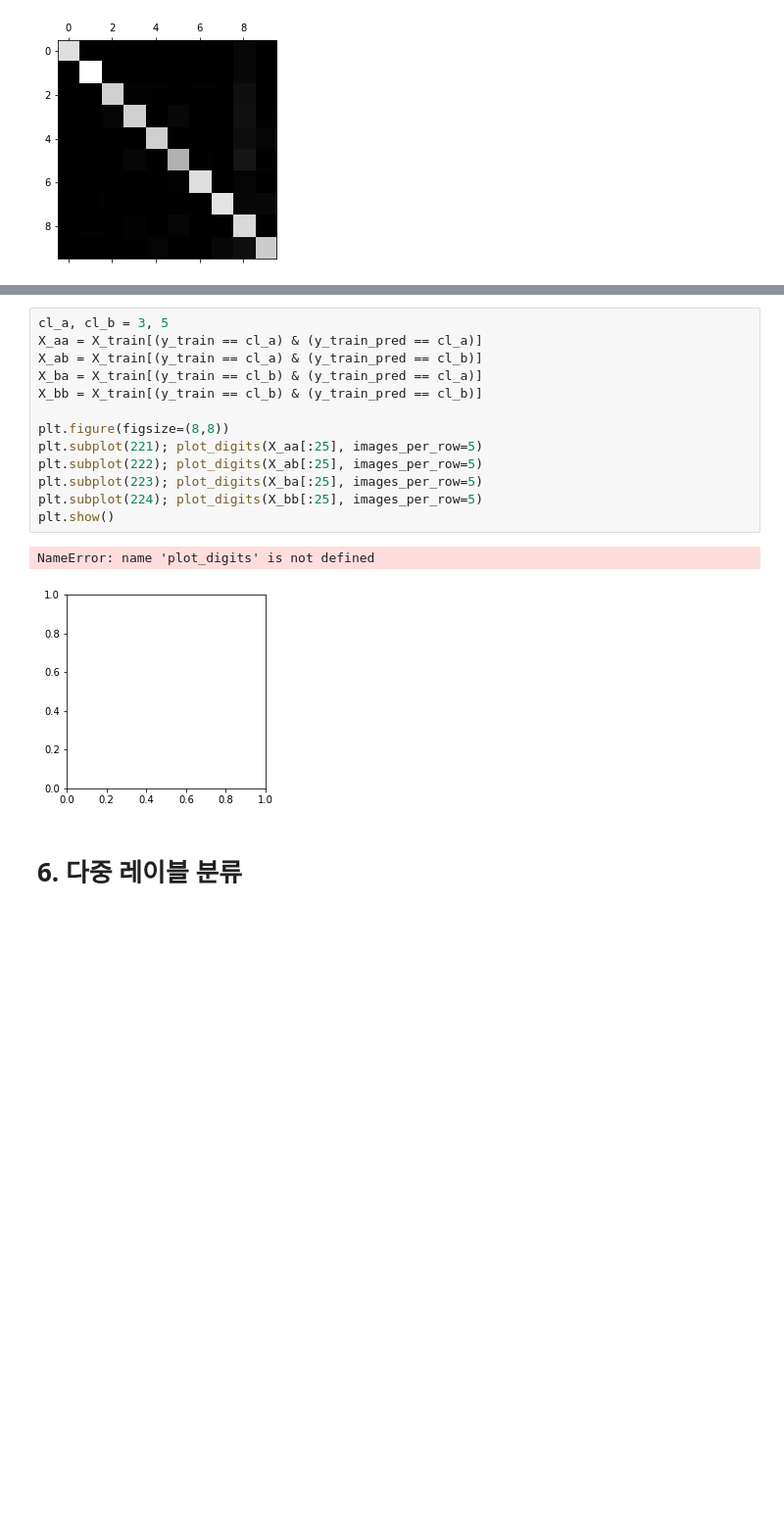
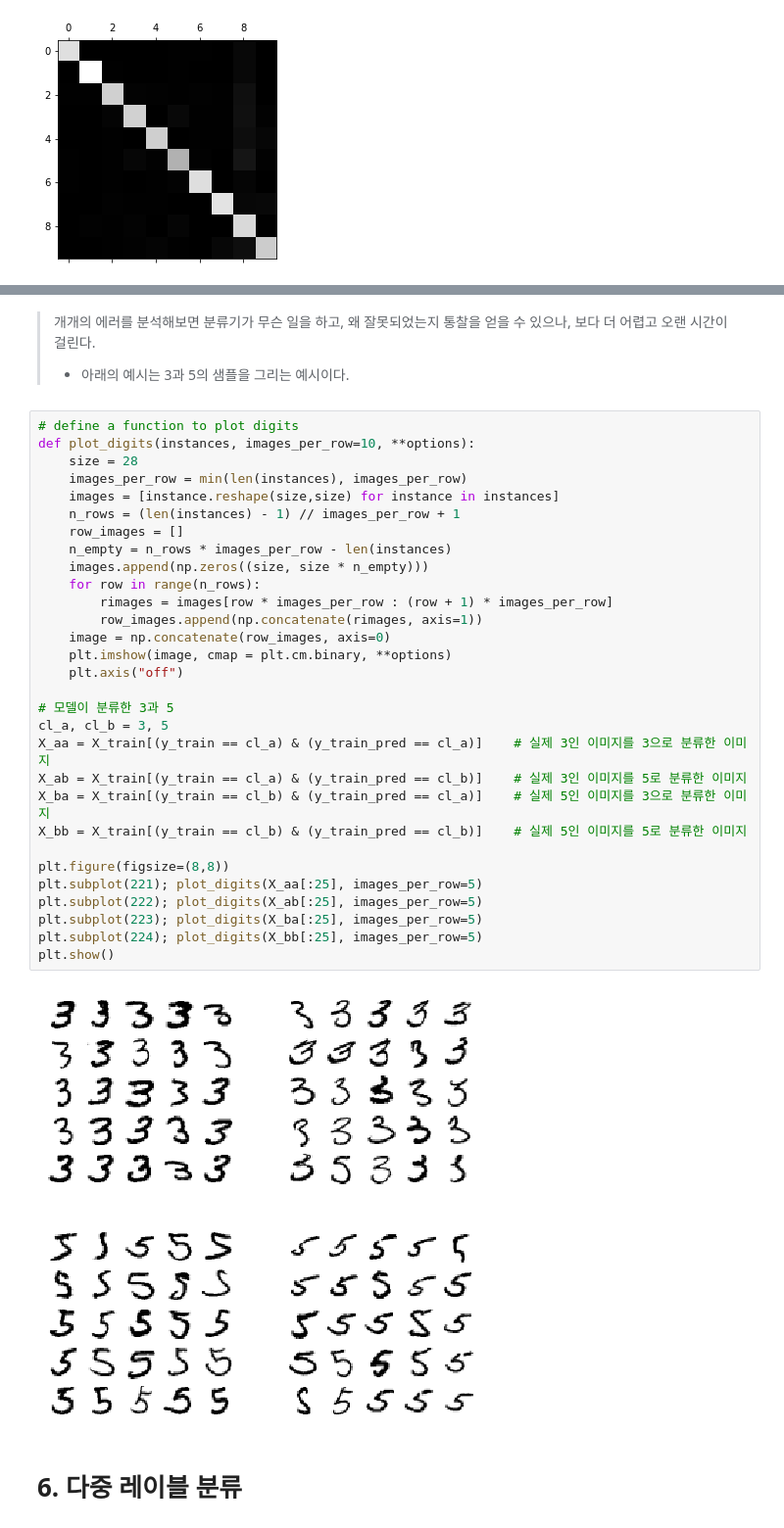
Before and after one commit to editdiary/study, a Jupyter notebook: HandsOn-ML/Ch3. 분류/실습 파일.ipynb, the cells around one changed output, grey strips where cells are left out. Shown at 98% size. Drawn from its saved outputs; the diff is of its cells as text; blank space fills up the shorter version.

```diff
--- a/HandsOn-ML/Ch3. 분류/실습 파일.ipynb
+++ b/HandsOn-ML/Ch3. 분류/실습 파일.ipynb
@@ -514,18 +539,37 @@ plt.show()
+# %% [markdown]
+> 개개의 에러를 분석해보면 분류기가 무슨 일을 하고, 왜 잘못되었는지 통찰을 얻을 수 있으나, 보다 더 어렵고 오랜 시간이 걸린다.
+> - 아래의 예시는 3과 5의 샘플을 그리는 예시이다.
 # %%
+# define a function to plot digits
+def plot_digits(instances, images_per_row=10, **options):
+    size = 28
+    images_per_row = min(len(instances), images_per_row)
+    images = [instance.reshape(size,size) for instance in instances]
+    n_rows = (len(instances) - 1) // images_per_row + 1
+    row_images = []
+    n_empty = n_rows * images_per_row - len(instances)
+    images.append(np.zeros((size, size * n_empty)))
+    for row in range(n_rows):
+        rimages = images[row * images_per_row : (row + 1) * images_per_row]
+        row_images.append(np.concatenate(rimages, axis=1))
+    image = np.concatenate(row_images, axis=0)
+    plt.imshow(image, cmap = plt.cm.binary, **options)
+    plt.axis("off")
+
+# 모델이 분류한 3과 5
 cl_a, cl_b = 3, 5
-X_aa = X_train[(y_train == cl_a) & (y_train_pred == cl_a)]
-X_ab = X_train[(y_train == cl_a) & (y_train_pred == cl_b)]
-X_ba = X_train[(y_train == cl_b) & (y_train_pred == cl_a)]
-X_bb = X_train[(y_train == cl_b) & (y_train_pred == cl_b)]
+X_aa = X_train[(y_train == cl_a) & (y_train_pred == cl_a)]    # 실제 3인 이미지를 3으로 분류한 이미지
+X_ab = X_train[(y_train == cl_a) & (y_train_pred == cl_b)]    # 실제 3인 이미지를 5로 분류한 이미지
+X_ba = X_train[(y_train == cl_b) & (y_train_pred == cl_a)]    # 실제 5인 이미지를 3으로 분류한 이미지
+X_bb = X_train[(y_train == cl_b) & (y_train_pred == cl_b)]    # 실제 5인 이미지를 5로 분류한 이미지
 
 plt.figure(figsize=(8,8))
 plt.subplot(221); plot_digits(X_aa[:25], images_per_row=5)
 plt.subplot(222); plot_digits(X_ab[:25], images_per_row=5)
 plt.subplot(223); plot_digits(X_ba[:25], images_per_row=5)
 plt.subplot(224); plot_digits(X_bb[:25], images_per_row=5)
 plt.show()
 # %% [output]
-NameError: name 'plot_digits' is not defined
-[figure, old version]
+[figure, new version]
 # %% [markdown]
 # 6. 다중 레이블 분류
```
Also changed, not shown: parts of 25 cells of this notebook.
